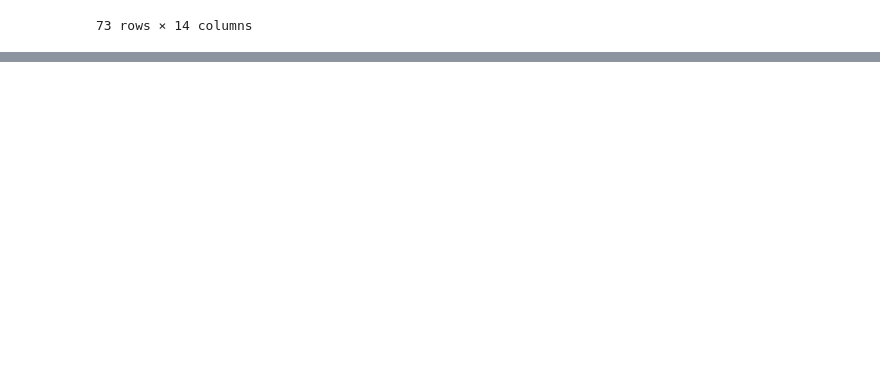
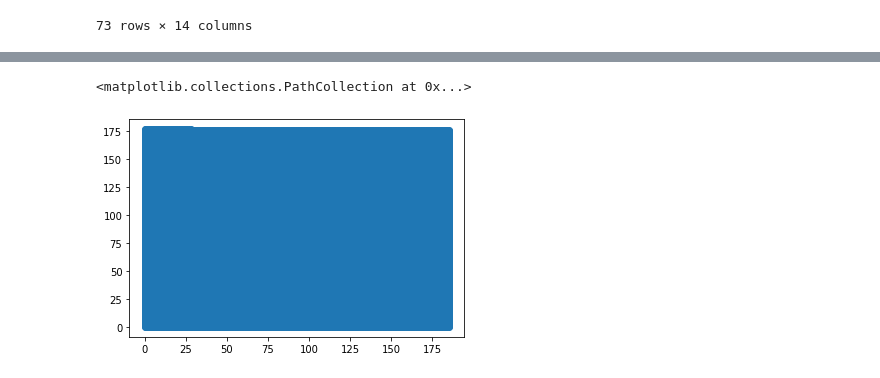
Before and after one commit to Michiel-DK/olist, a Jupyter notebook: data/implant1.ipynb, the cells around one changed output, grey strips where cells are left out. Saved outputs shown, nothing was run; the diff lists cells and outputs as text; code cells hidden in the pictures; blank space fills up the shorter version.

```diff
--- a/data/implant1.ipynb
+++ b/data/implant1.ipynb
@@ -82,0 +90,5 @@ orderprod
+# %%
+ls = []
+for j in range(186):
+    for i in range(186):
+        ls.append(i)
@@ -82,0 +115,5 @@ orderprod
+# %%
+ls3 = []
+for j in range(186):
+    for i in range(186):
+        ls3.append(j)
@@ -82,0 +140,3 @@ orderprod
+# %%
+ls2 = ls[0:int(len(product))]
+ls3 = ls3[0:int(len(product))]
@@ -82,0 +151,4 @@ orderprod
+# %%
+product['x'] = ls2
+product['y'] = ls3
+product['xy']=product[['x','y']].values.tolist()
@@ -82,0 +171,6 @@ orderprod
+# %%
+import matplotlib.pyplot as plt
+plt.scatter(x=product['x'],y=product['y'])
+# %% [output]
+<matplotlib.collections.PathCollection at 0x...>
+[figure, added]
```
Also changed, not shown: parts of 29 cells of this notebook.
